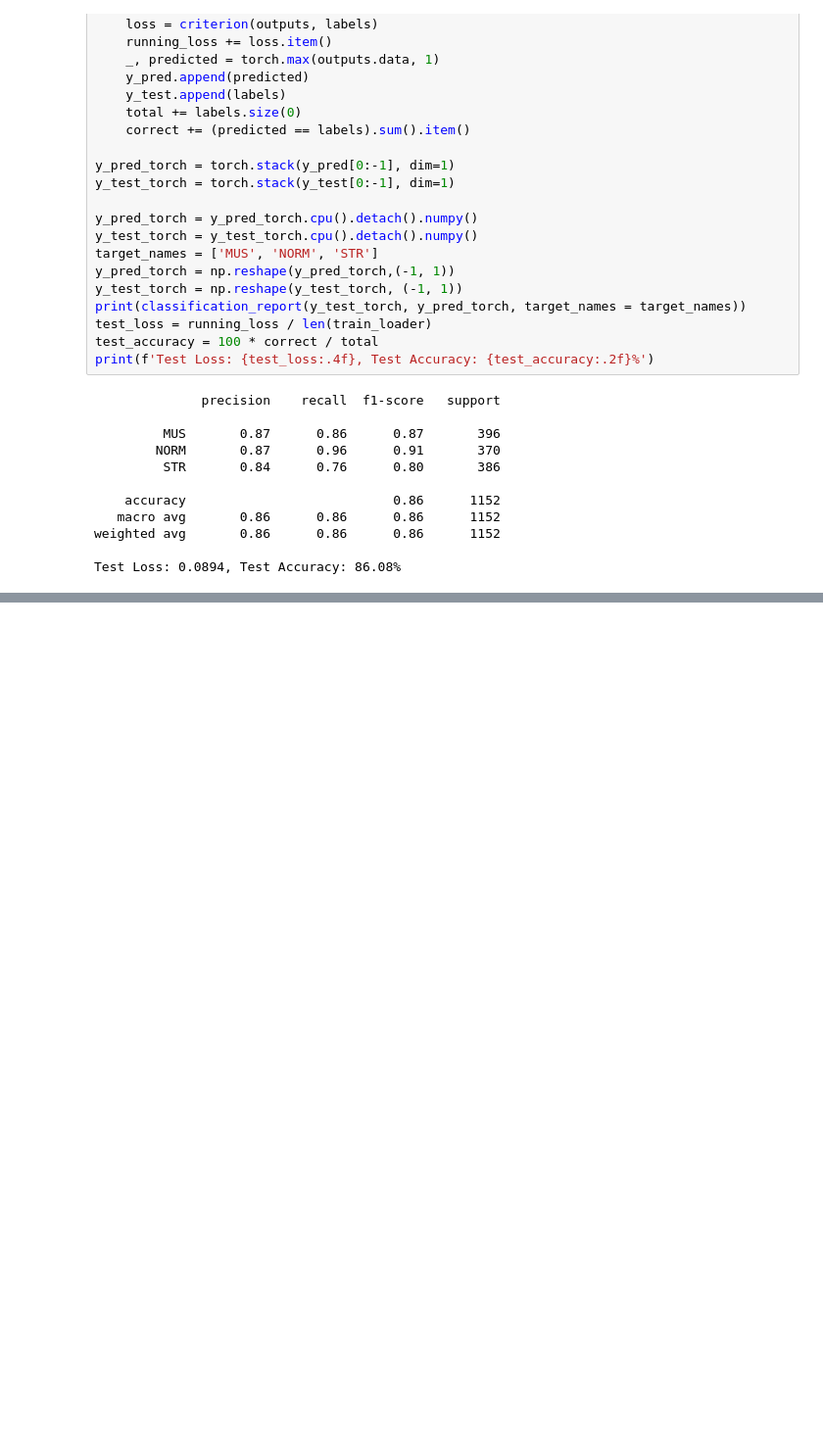
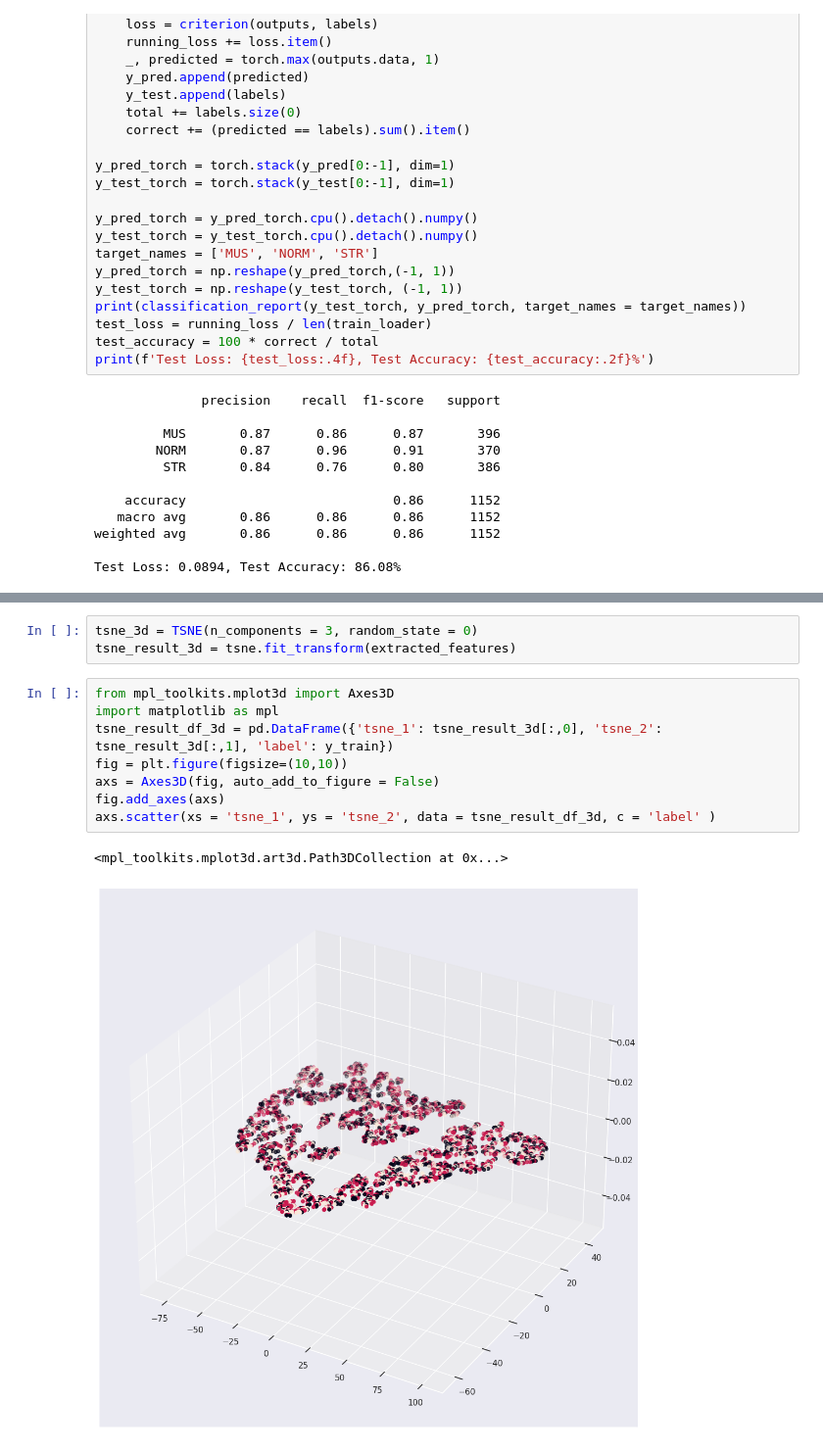
Before and after one commit to suinkangme/CV-Image-Classification-Tasks, a Jupyter notebook: task1_training_testing.ipynb, the cells around one changed output, grey strips where cells are left out. Shown at 98% size. Saved outputs shown, nothing was run; the diff lists cells and outputs as text; blank space fills up the shorter version.

```diff
--- a/task1_training_testing.ipynb
+++ b/task1_training_testing.ipynb
@@ -217,0 +255,14 @@ Test Loss: 0.0894, Test Accuracy: 86.08%
+# %%
+tsne_3d = TSNE(n_components = 3, random_state = 0)
+tsne_result_3d = tsne.fit_transform(extracted_features)
+# %%
+from mpl_toolkits.mplot3d import Axes3D
+import matplotlib as mpl
+tsne_result_df_3d = pd.DataFrame({'tsne_1': tsne_result_3d[:,0], 'tsne_2': tsne_result_3d[:,1], 'label': y_train})
+fig = plt.figure(figsize=(10,10))
+axs = Axes3D(fig, auto_add_to_figure = False)
+fig.add_axes(axs)
+axs.scatter(xs = 'tsne_1', ys = 'tsne_2', data = tsne_result_df_3d, c = 'label' )
+# %% [output]
+<mpl_toolkits.mplot3d.art3d.Path3DCollection at 0x...>
+[figure, added]
```
Also changed, not shown: parts of 5 cells of this notebook.
